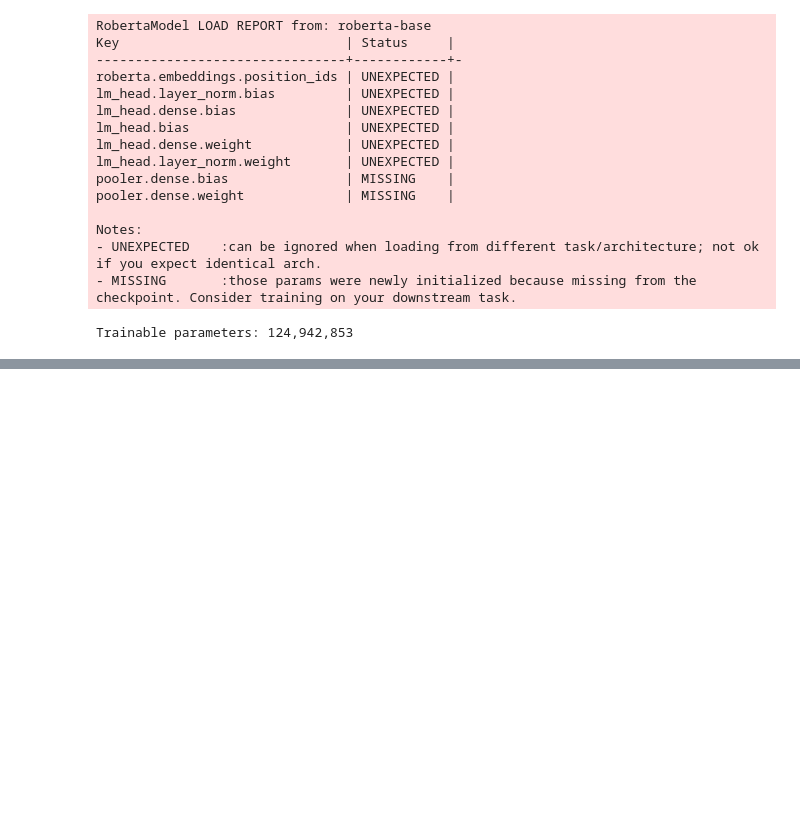
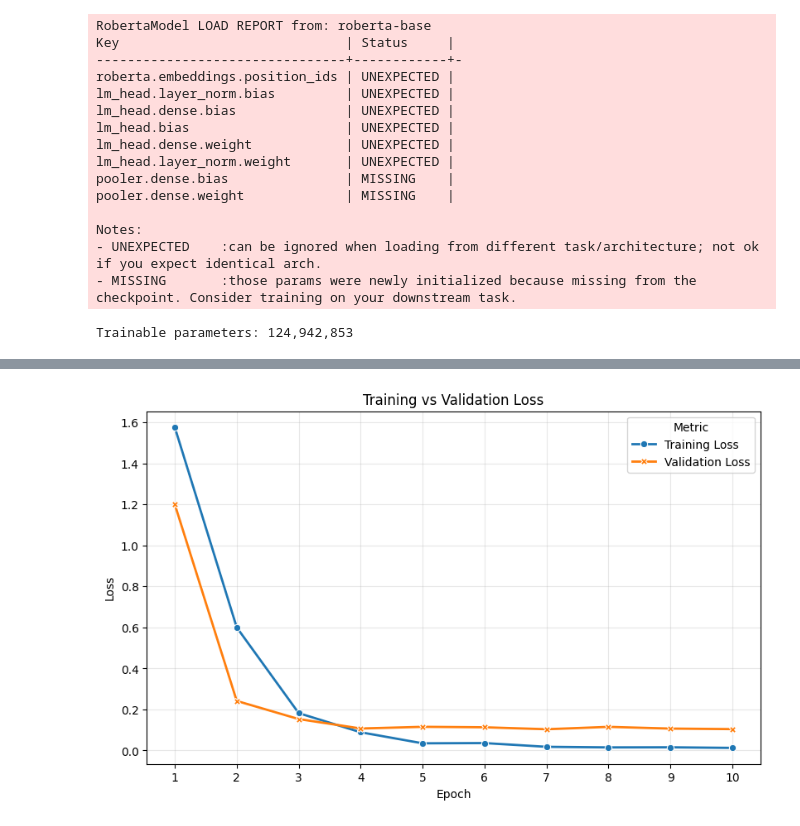
Before and after one commit to morrison-page/feedback-classification, a Jupyter notebook: customer-feedback.ipynb, the cells around one changed output, grey strips where cells are left out. Saved outputs shown, nothing was run; the diff lists cells and outputs as text; code cells hidden in the pictures; blank space fills up the shorter version.

```diff
--- a/customer-feedback.ipynb
+++ b/customer-feedback.ipynb
@@ -793,0 +711,17 @@ Trainable parameters: 124,942,853
+# %%
+optimizer = AdamW(model.parameters(), lr=LR, weight_decay=0.01)
+
+total_steps = len(train_dl) * EPOCHS
+warmup_steps = total_steps // 10
+
+def lr_lambda(current_step):
+    if current_step < warmup_steps:
+        return float(current_step + 1) / float(max(1, warmup_steps))
+    return max(
+        0.0,
+        float(total_steps - current_step) / float(max(1, total_steps - warmup_steps))
+    )
+
+scheduler = torch.optim.lr_scheduler.LambdaLR(optimizer, lr_lambda)
+
+print(f'Total steps: {total_steps} | Warmup: {warmup_steps}')
@@ -794,2 +816,24 @@ Trainable parameters: 124,942,853
+# %%
+history_df = pd.DataFrame(history).sort_values('epoch').reset_index(drop=True)
+
+plot_df = history_df.melt(id_vars='epoch', value_vars=['tr_loss', 'val_loss'], var_name='Metric', value_name='Loss').replace({
+    'Metric': {
+        'tr_loss': 'Training Loss',
+        'val_loss': 'Validation Loss'
+    }
+})
+
+fig, ax = plt.subplots(figsize=(8, 5), constrained_layout=True)
+sns.lineplot(data=plot_df, x='epoch', y='Loss', hue='Metric', style='Metric', markers=True, dashes=False, linewidth=2, ax=ax)
+
+ax.set_title('Training vs Validation Loss')
+ax.set_xlabel('Epoch')
+ax.set_ylabel('Loss')
+ax.set_xticks(history_df['epoch'])
+ax.grid(alpha=0.3)
+
+plt.show()
+# %% [output]
+[figure, added]
 # %% [markdown]
 ## Evaluation <a id='evaluation'></a>
```
Also changed, not shown: parts of 23 cells of this notebook.
